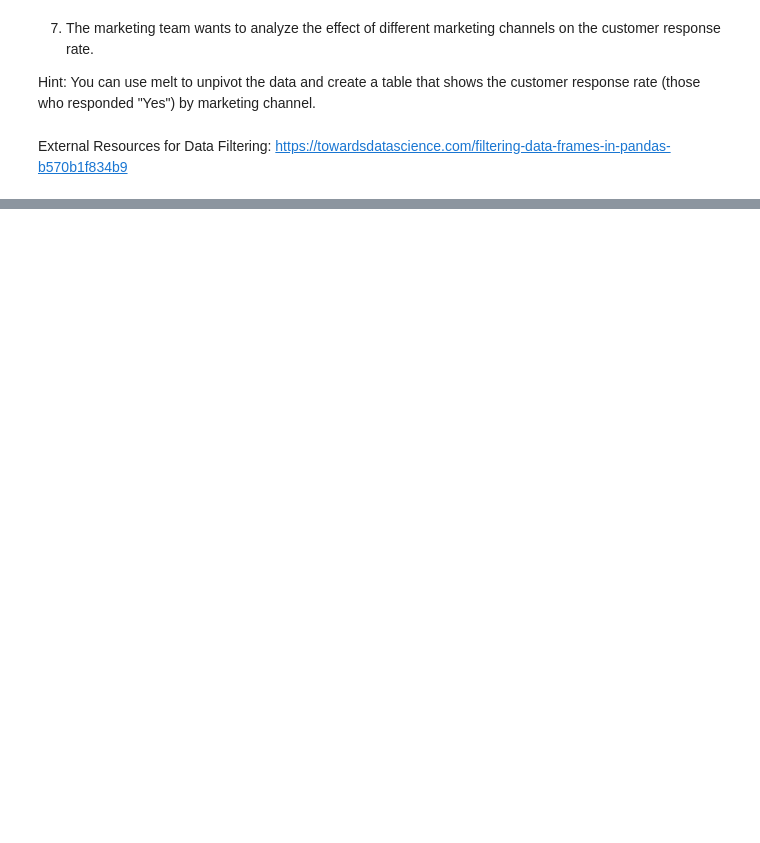
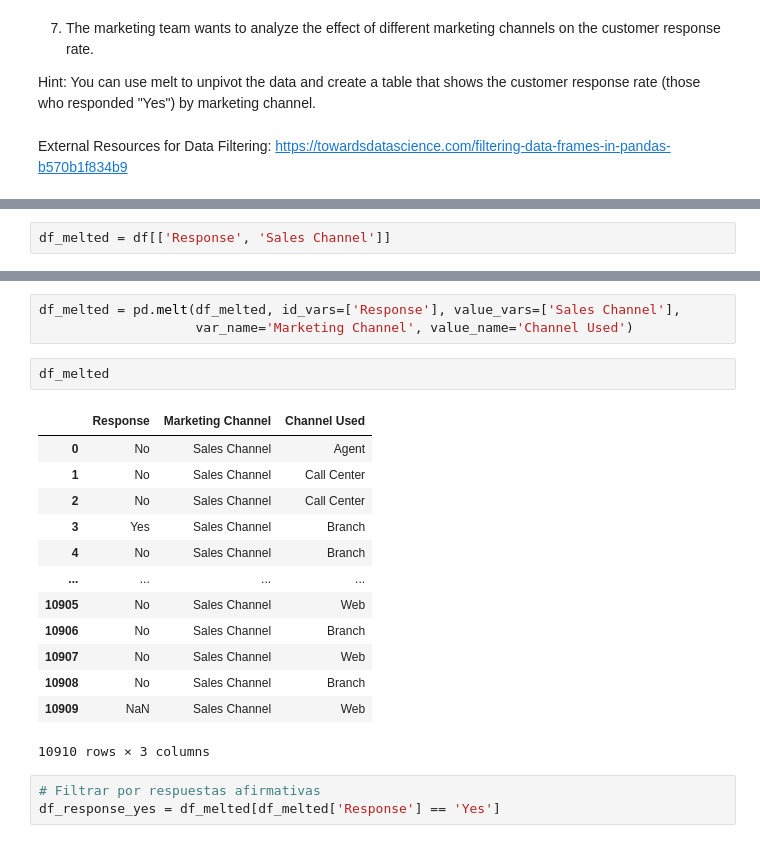
Before and after one commit to data-bootcamp-v4/lab-dw-data-aggregation-and-filtering, a Jupyter notebook: lab-dw-aggregating.ipynb, the cells around one changed output, grey strips where cells are left out. Drawn from its saved outputs; the diff is of its cells as text; blank space fills up the shorter version.

```diff
--- a/lab-dw-aggregating.ipynb
+++ b/lab-dw-aggregating.ipynb
@@ -258,0 +218,2 @@ Name: count, dtype: float64
+# %%
+df_melted = df[['Response', 'Sales Channel']]
@@ -258,0 +236,22 @@ Name: count, dtype: float64
+# %%
+df_melted = pd.melt(df_melted, id_vars=['Response'], value_vars=['Sales Channel'],
+                    var_name='Marketing Channel', value_name='Channel Used')
+# %%
+df_melted
+# %% [output]
+|  | Response | Marketing Channel | Channel Used |
+| 0 | No | Sales Channel | Agent |
+| 1 | No | Sales Channel | Call Center |
+| 2 | No | Sales Channel | Call Center |
+| 3 | Yes | Sales Channel | Branch |
+| 4 | No | Sales Channel | Branch |
+| ... | ... | ... | ... |
+| 10905 | No | Sales Channel | Web |
+| 10906 | No | Sales Channel | Branch |
+| 10907 | No | Sales Channel | Web |
+| 10908 | No | Sales Channel | Branch |
+| 10909 | NaN | Sales Channel | Web |
+10910 rows × 3 columns
+# %%
+# Filtrar por respuestas afirmativas
+df_response_yes = df_melted[df_melted['Response'] == 'Yes']
```
Also changed, not shown: parts of 20 cells of this notebook.
